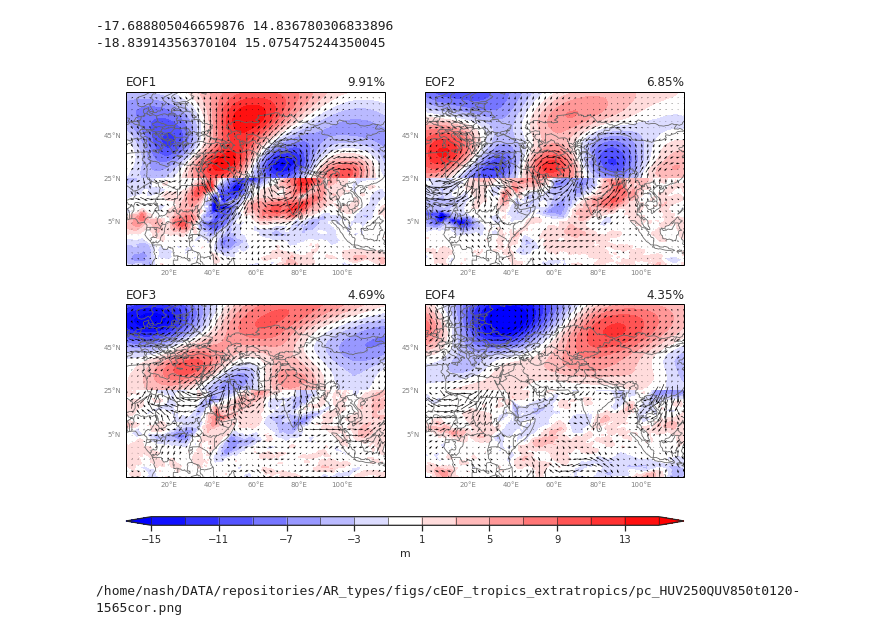
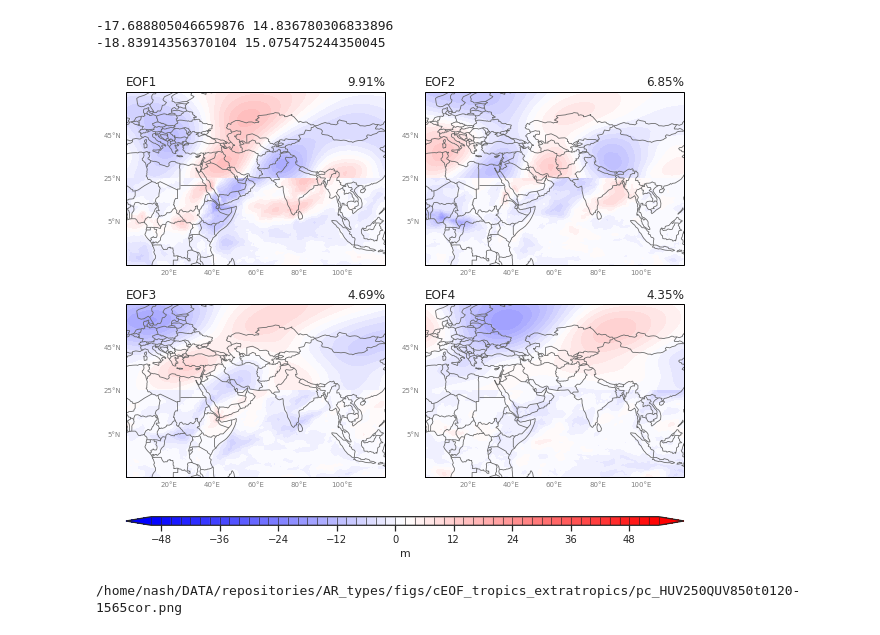
Before and after one commit to dlnash/AR_types, a Jupyter notebook: analysis/eof_multi_variate.ipynb, the cells around one changed output. Cells and saved outputs as stored; diff of their text form; code cells hidden in the pictures.

```diff
--- a/analysis/eof_multi_variate.ipynb
+++ b/analysis/eof_multi_variate.ipynb
@@ -458,0 +462,14 @@ plt.show()
+# %%
+# Calculate EOFS (spatial modes)
+neofs = 4
+eofs = calc_eofs(Xs, evecs, evals, neofs, mode=eofmode)
+
+# Split eofs into separate arrays for each variable
+ntim, nlat, nlon = var2.shape
+npts = nlat*nlon
+nvar = len(var_list)
+# Reshape spatial dim back to 2D map
+eofmodes = var_list
+for i in np.arange(len(var_list)):
+    tmp = eofs[:,i*npts:(i+1)*npts]
+    eofmodes[i] = np.reshape(tmp, (neofs,nlat,nlon))
@@ -575,41 +564,42 @@ axgr = AxesGrid(fig,
 #newcmap = cmocean.tools.crop_by_percent(cmo.matter, 15, which='max', N=None)
 
 # Loop for drawing each plot
 for k, ax in enumerate(axgr):
     ax = draw_basemap(ax, extent=[lonmin,lonmax,latmin,latmax], xticks=dx, yticks=dy)
 #     ax = draw_basemap(ax, extent=None, xticks=dx, yticks=dy)
 
     # Add contour fill plot for extratropics
-    clevs = np.arange(-15,16,2)
+#     clevs = np.arange(-15,16,2)
+    clevs = np.arange(-50,55,2)
     cf = ax.contourf(lons_et, lats_et, data_et[k,:,:], transform=datacrs,
                      levels=clevs,
                      cmap="bwr", extend='both')
-    # add vectors for extratropics
-    ax.quiver(lons_et, lats_et, udat_et[k,:,:], vdat_et[k,:,:], transform=datacrs,
-              color='black', pivot='middle', regrid_shape=30)
+#     # add vectors for extratropics
+#     ax.quiver(lons_et, lats_et, udat_et[k,:,:], vdat_et[k,:,:], transform=datacrs,
+#               color='black', pivot='middle', regrid_shape=30)
 
     # Add contour fill plot for q500
     cf = ax.contourf(lons_t, lats_t, data_t[k,:,:], transform=datacrs,
                      levels=clevs,
                      cmap="bwr", extend='both')
-    # add vectors for tropics
-    ax.quiver(lons_t, lats_t, udat_t[k,:,:], vdat_t[k,:,:], transform=datacrs,
-              color='black', pivot='middle', regrid_shape=30)
+#     # add vectors for tropics
+#     ax.quiver(lons_t, lats_t, udat_t[k,:,:], vdat_t[k,:,:], transform=datacrs,
+#               color='black', pivot='middle', regrid_shape=30)
 
     # subtitles
     ax.set_title(eof_label[k], loc='left', fontsize=12)
     ax.set_title(var_label[k], loc='right', fontsize=12)
 
 # single colorbar
 cb = fig.colorbar(cf, axgr.cbar_axes[0], orientation='horizontal', drawedges=True)
 cb.set_label('m', fontsize=11)
 cb.ax.tick_params(labelsize=10)
 
 # Display figure
 plt.savefig(filepath, dpi=200, bbox_inches='tight')
 plt.show()
 # %% [output]
-[figure, old version]
+[figure, new version]
 # %%
 fig = plt.figure(figsize=(9,11))
 fig.dpi = 200
```
Also changed, not shown: parts of 15 cells of this notebook, 3 other files.
